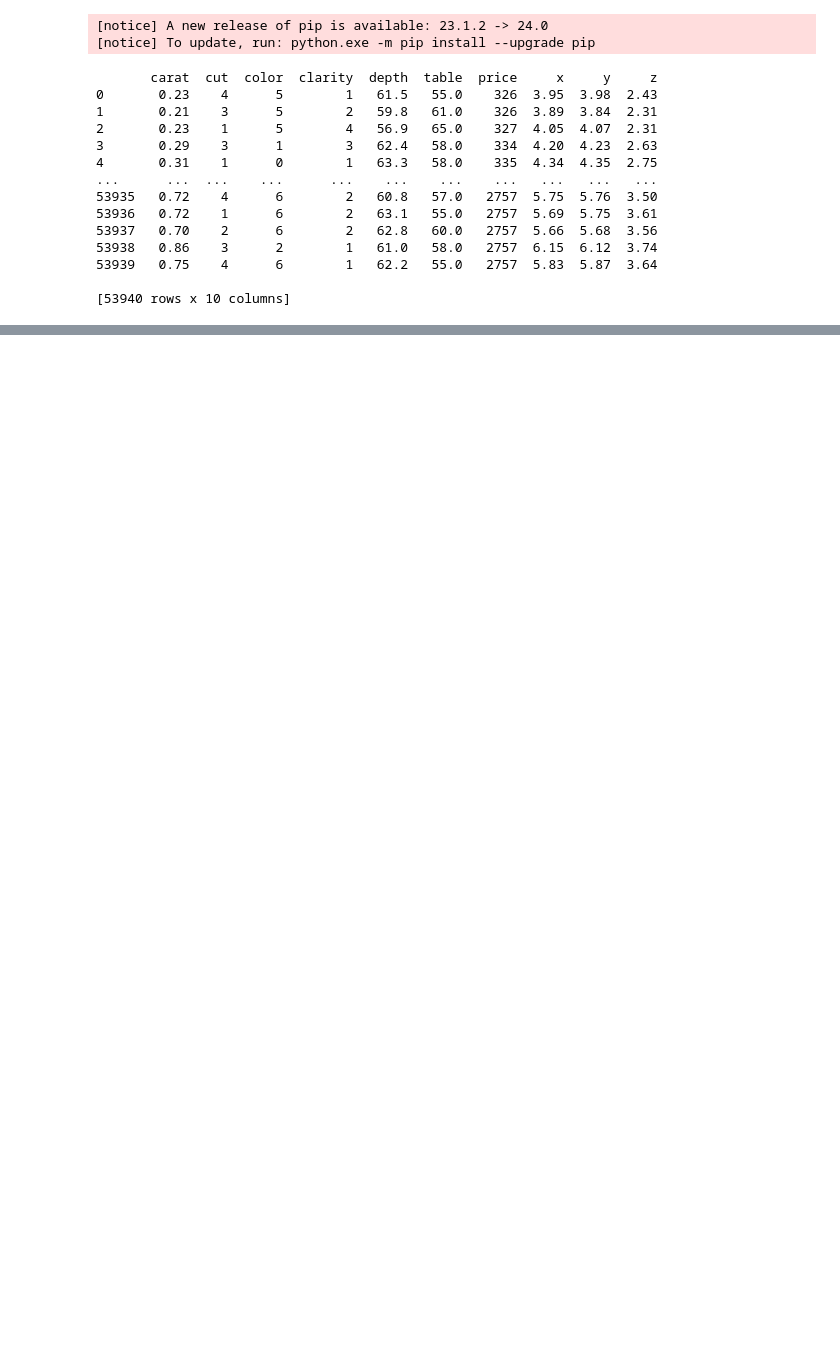
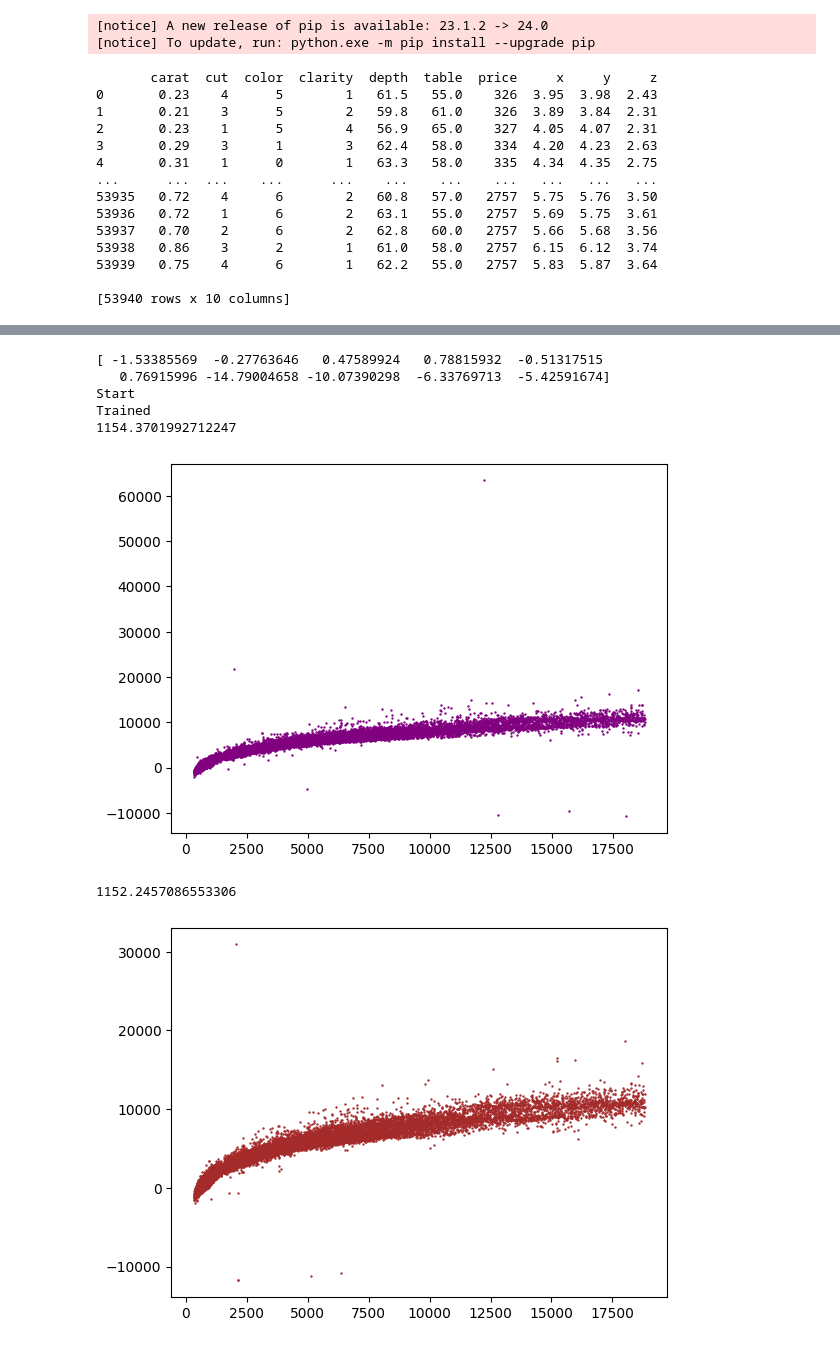
Before and after one commit to mekafuyu/ML_Studies, a Jupyter notebook: DiamondML/diamond.ipynb, the cells around one changed output, grey strips where cells are left out. Saved outputs shown, nothing was run; the diff lists cells and outputs as text; code cells hidden in the pictures; blank space fills up the shorter version.

Commit message:
web and model improvment

```diff
--- a/DiamondML/diamond.ipynb
+++ b/DiamondML/diamond.ipynb
@@ -173,0 +165,41 @@ Fitting 5 folds for each of 100 candidates, totalling 500 fits
+# %%
+scores = cross_val_score(ElasticNet(), X, Y, cv = 10)
+
+print(scores)
+
+# parameters = {
+# }
+regr = ElasticNet(random_state=42)
+# clf = GridSearchCV(
+#   regr,
+#   parameters,
+#   n_jobs = 4,
+#   verbose=True
+# )
+clf = regr
+
+print("Start")
+clf.fit(X_train, Y_train)
+print("Trained")
+# print(clf.best_params_)
+# clf = clf.best_estimator_
+dump(clf, 'model_elastic_net.pkl')
+
+Y_pred = clf.predict(X_train)
+print(mean_absolute_error(Y_train, Y_pred))
+plt.scatter(Y_train, Y_pred, s=0.5, c='purple')
+plt.show()
+
+Y_pred = clf.predict(X_test)
+print(mean_absolute_error(Y_test, Y_pred))
+plt.scatter(Y_test, Y_pred, s=0.5, c='brown')
+plt.show()
+# %% [output]
+[ -1.53385569  -0.27763646   0.47589924   0.78815932  -0.51317515
+   0.76915996 -14.79004658 -10.07390298  -6.33769713  -5.42591674]
+Start
+Trained
+1154.3701992712247
+[figure, added]
+1152.2457086553306
+[figure, added]
```
Also changed, not shown: parts of 4 cells of this notebook, 4 other files.
